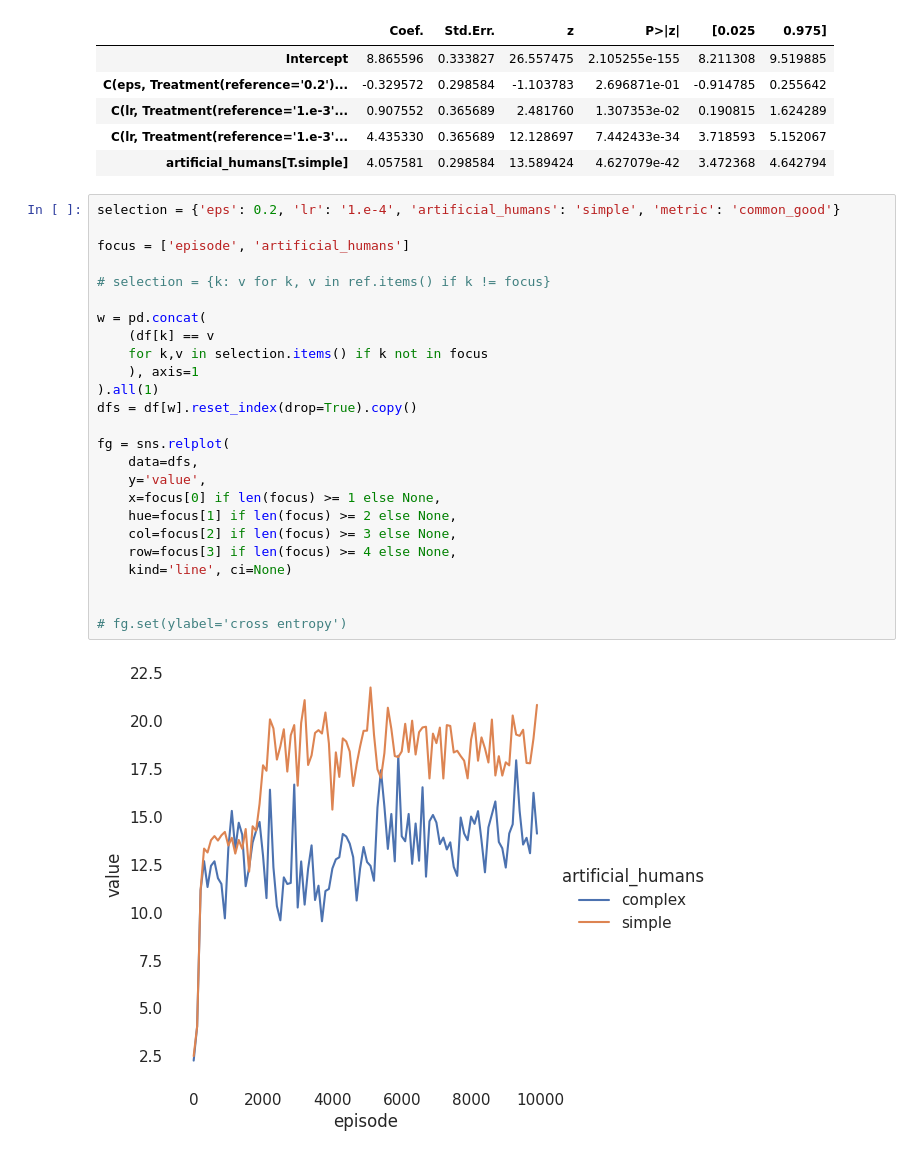
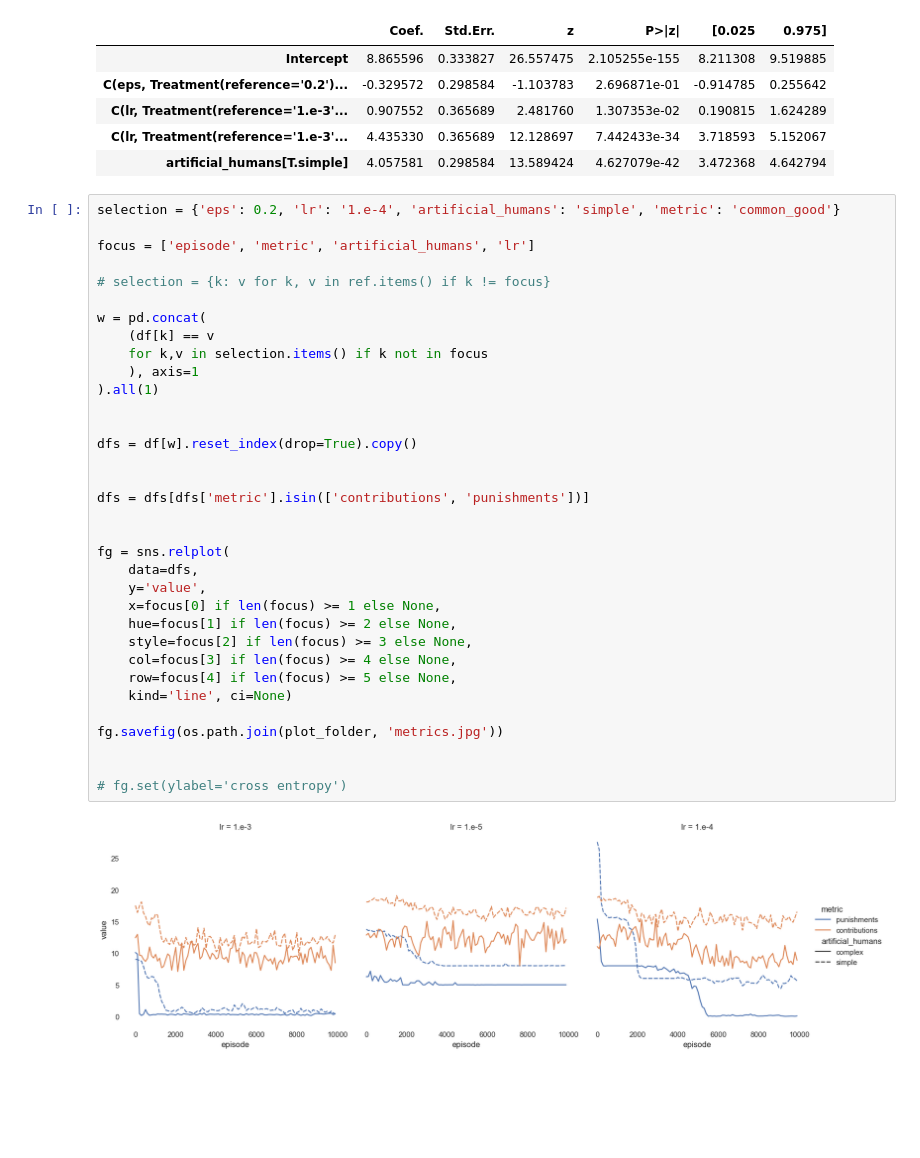
Before and after one commit to center-for-humans-and-machines/algorithmic-institutions, a Jupyter notebook: notebooks/manager_evaluation/rl_v2_simple_complex.ipynb, the cells around one changed output. Drawn from its saved outputs; the diff is of its cells as text; blank space fills up the shorter version.

Commit message:
Add plots

```diff
--- a/notebooks/manager_evaluation/rl_v2_simple_complex.ipynb
+++ b/notebooks/manager_evaluation/rl_v2_simple_complex.ipynb
@@ -111,30 +111,39 @@ results_df
 # %%
 selection = {'eps': 0.2, 'lr': '1.e-4', 'artificial_humans': 'simple', 'metric': 'common_good'}
 
-focus = ['episode', 'artificial_humans']
+focus = ['episode', 'metric', 'artificial_humans', 'lr']
 
 # selection = {k: v for k, v in ref.items() if k != focus}
 
 w = pd.concat(
     (df[k] == v
     for k,v in selection.items() if k not in focus
     ), axis=1
 ).all(1)
+
+
 dfs = df[w].reset_index(drop=True).copy()
+
+
+dfs = dfs[dfs['metric'].isin(['contributions', 'punishments'])]
+
 
 fg = sns.relplot(
     data=dfs,
     y='value',
     x=focus[0] if len(focus) >= 1 else None,
     hue=focus[1] if len(focus) >= 2 else None,
-    col=focus[2] if len(focus) >= 3 else None,
-    row=focus[3] if len(focus) >= 4 else None,
+    style=focus[2] if len(focus) >= 3 else None,
+    col=focus[3] if len(focus) >= 4 else None,
+    row=focus[4] if len(focus) >= 5 else None,
     kind='line', ci=None)
+
+fg.savefig(os.path.join(plot_folder, 'metrics.jpg'))
 
 
 # fg.set(ylabel='cross entropy')
 # %% [output]
-[figure, old version]
+[figure, new version]
 # %%
 selection = {'eps': 0.1, 'gamma': 0.5, 'lr': '1.e-5', 'model': 'mlp', 'metric': 'contributions'}
 
```
Also changed, not shown: parts of 1 cell of this notebook, 12 other files.
